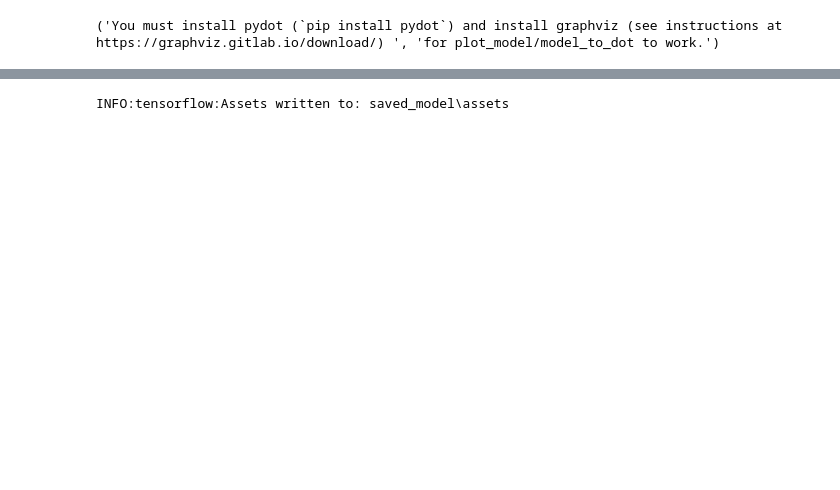
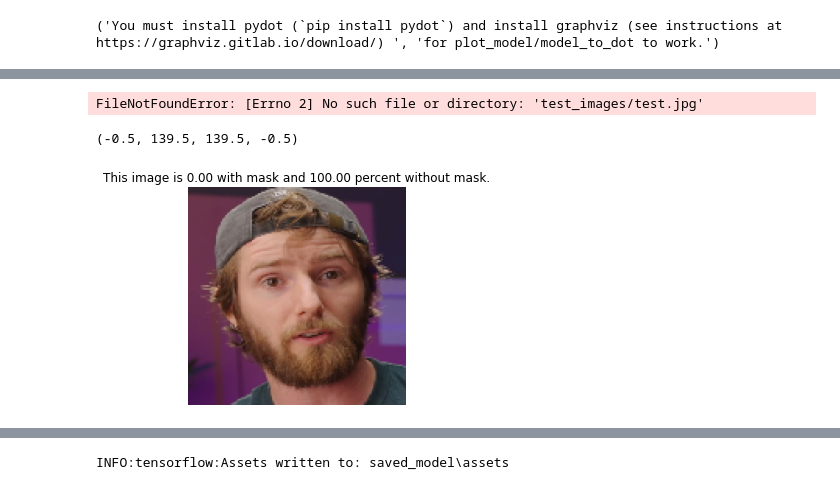
Before and after one commit to bezeczko/facemask_detection, a Jupyter notebook: ml/facemask.ipynb, the cells around one changed output, grey strips where cells are left out. Saved outputs shown, nothing was run; the diff lists cells and outputs as text; code cells hidden in the pictures; blank space fills up the shorter version.

```diff
--- a/ml/facemask.ipynb
+++ b/ml/facemask.ipynb
@@ -180,0 +182,31 @@ This image is 100.00 with mask and 0.00 percent without mask.
+# %%
+img = keras.preprocessing.image.load_img(
+    "test_images/test.png", target_size=image_size
+)
+img_array = keras.preprocessing.image.img_to_array(img)
+img_array = tf.expand_dims(img_array, 0)  # Create batch axis
+
+predictions = model.predict(img_array)
+score = predictions[0]
+
+plt.imshow(img)
+plt.title("This image is %.2f with mask and %.2f percent without mask." % (100 * (1 - score), 100 * score))
+plt.axis("off")
+# %% [output]
+FileNotFoundError: [Errno 2] No such file or directory: 'test_images/test.jpg'
+# %%
+img = keras.preprocessing.image.load_img(
+    "test_images/face_without_mask.png", target_size=image_size
+)
+img_array = keras.preprocessing.image.img_to_array(img)
+img_array = tf.expand_dims(img_array, 0)  # Create batch axis
+
+predictions = model.predict(img_array)
+score = predictions[0]
+
+plt.imshow(img)
+plt.title("This image is %.2f with mask and %.2f percent without mask." % (100 * (1 - score), 100 * score))
+plt.axis("off")
+# %% [output]
+(-0.5, 139.5, 139.5, -0.5)
+[figure, added]
```
Also changed, not shown: parts of 4 cells of this notebook, 7 other files.
